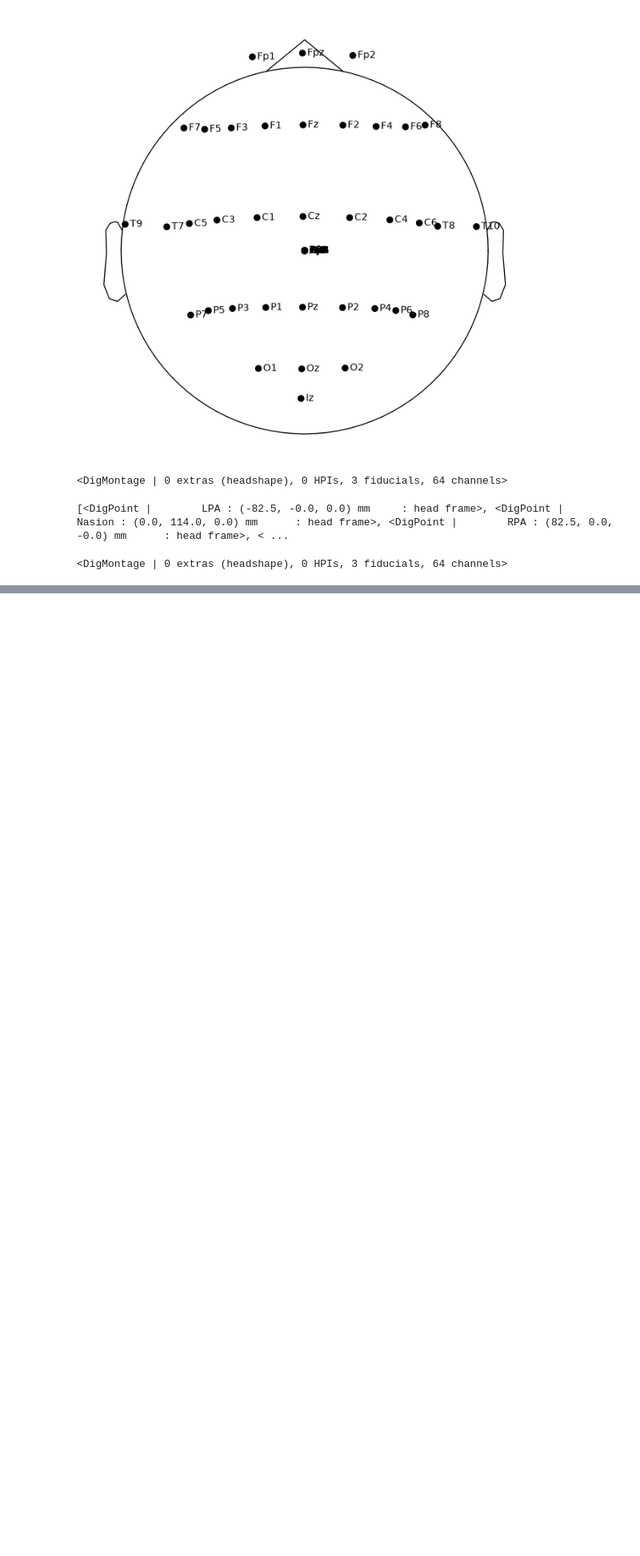
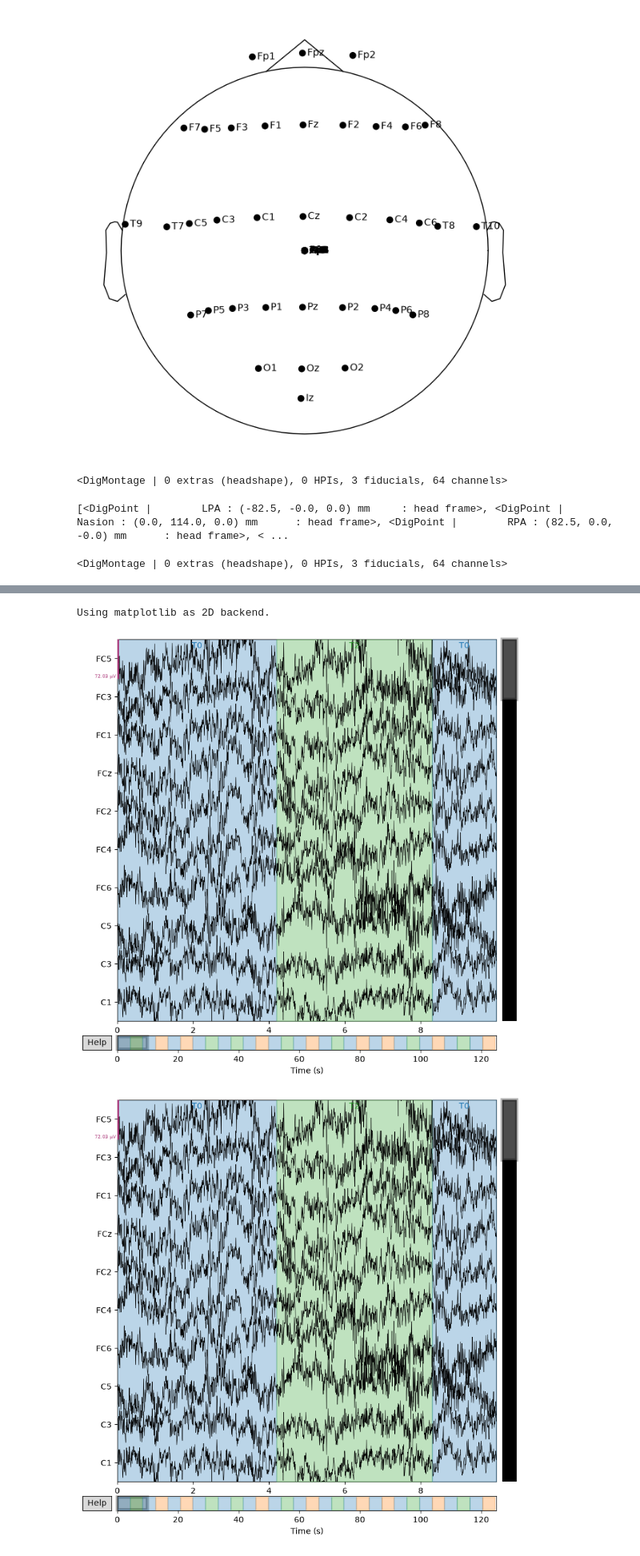
Before and after one commit to alizadeh-gfs/eeg-motor-imagery-analysis, a Jupyter notebook: notebooks/02_preprocessing.ipynb, the cells around one changed output, grey strips where cells are left out. Shown at 80% size. Saved outputs shown, nothing was run; the diff lists cells and outputs as text; code cells hidden in the pictures; blank space fills up the shorter version.

```diff
--- a/notebooks/02_preprocessing.ipynb
+++ b/notebooks/02_preprocessing.ipynb
@@ -106,0 +269,6 @@ print(raw_preprocessed.get_montage())
+# %%
+raw_avg_ref = raw_preprocessed.copy()
+
+raw_avg_ref.set_eeg_reference(
+    ref_channels="average"
+)
@@ -106,0 +340,10 @@ print(raw_preprocessed.get_montage())
+# %%
+raw_avg_ref.plot(
+    n_channels=10,
+    duration=10,
+    scalings="auto"
+)
+# %% [output]
+Using matplotlib as 2D backend.
+[figure, added]
+[figure, added]
```
Also changed, not shown: parts of 25 cells of this notebook, 2 other files.
